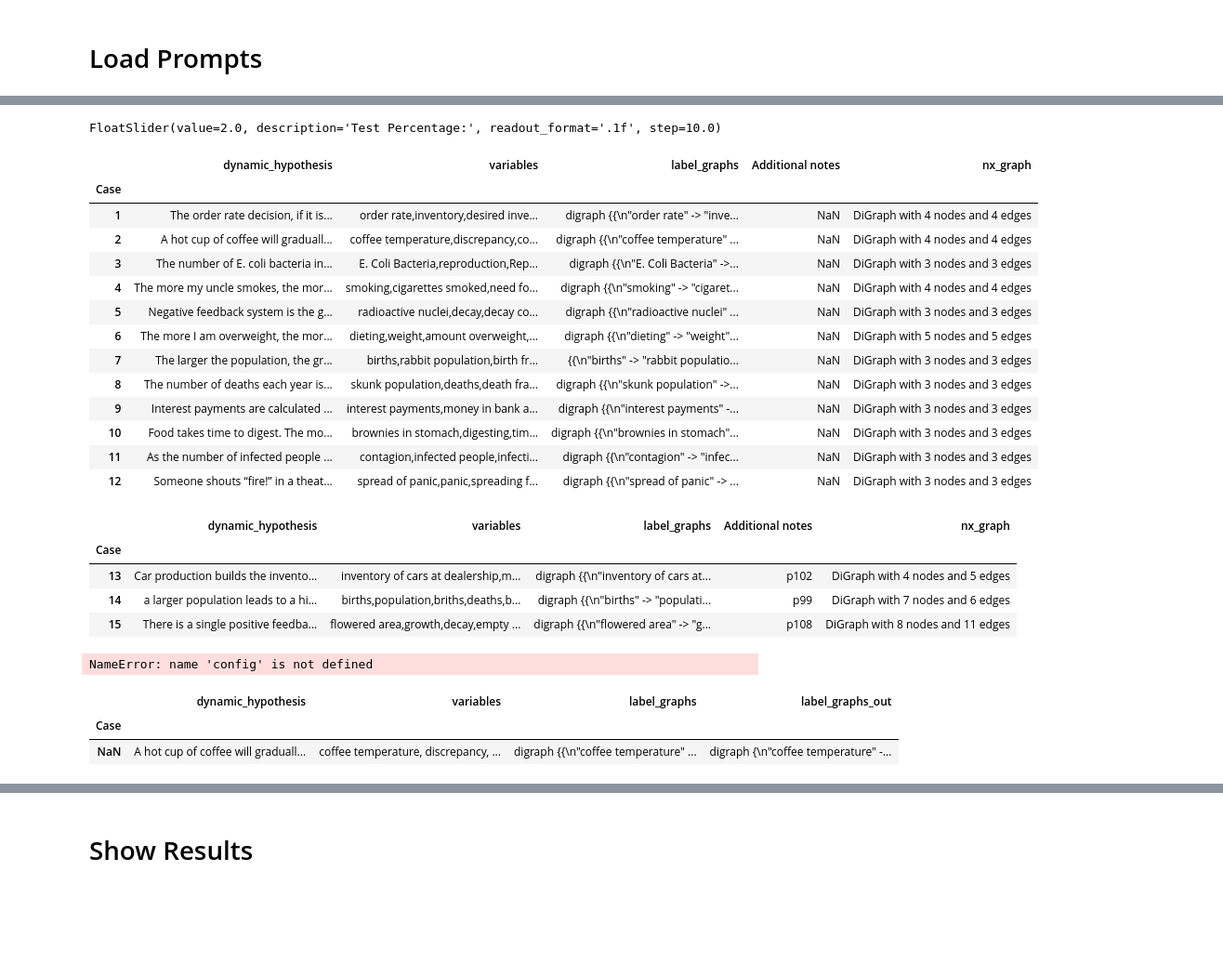
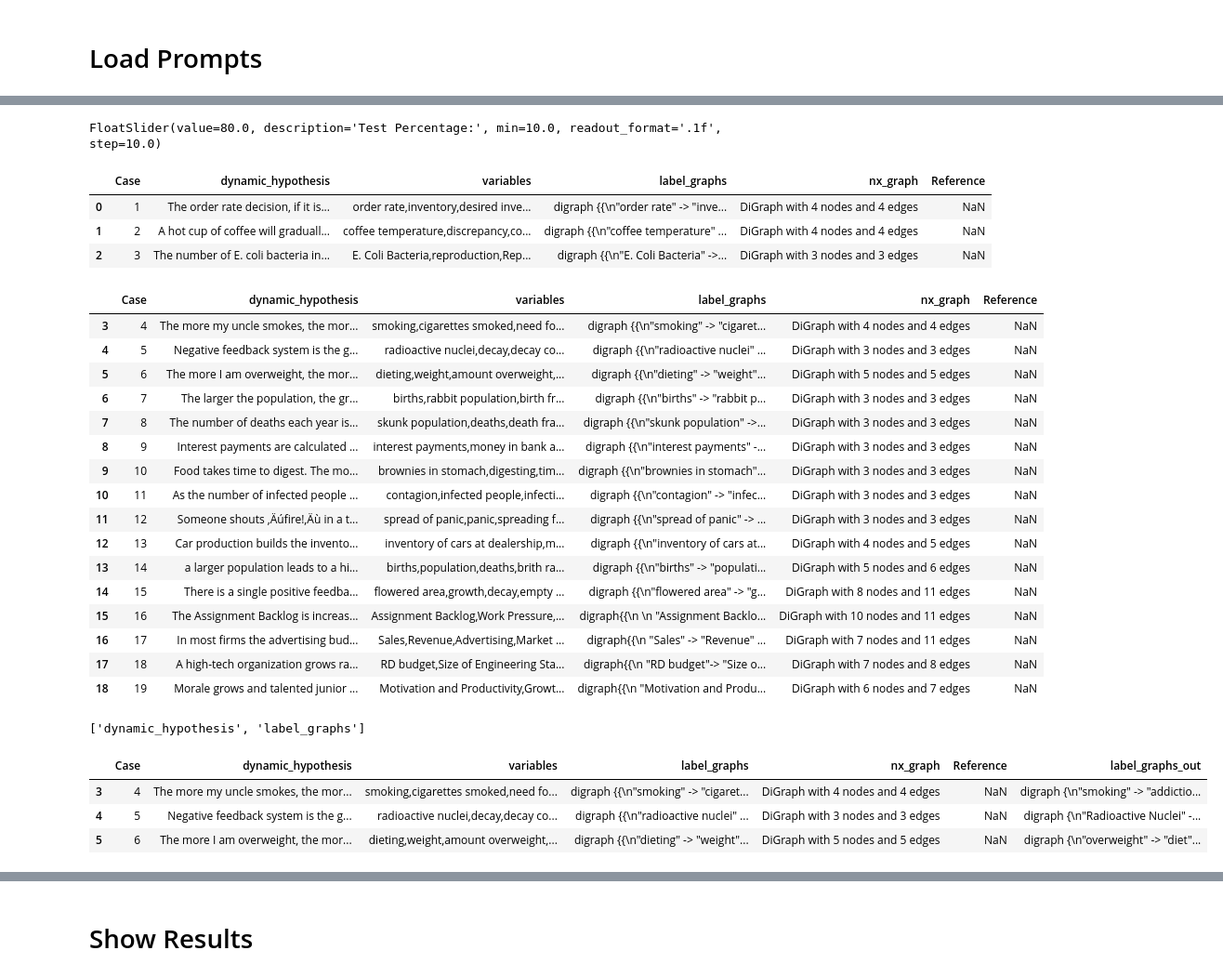
Before and after one commit to georgia-max/CldMaker, a Jupyter notebook: CldMaker/Automating_CLD.ipynb, the cells around one changed output, grey strips where cells are left out. Shown: that part at 93% size. Saved outputs shown, nothing was run; the diff lists cells and outputs as text; code cells hidden in the pictures; blank space fills up the shorter version.

```diff
--- a/CldMaker/Automating_CLD.ipynb
+++ b/CldMaker/Automating_CLD.ipynb
@@ -31,6 +115,6 @@ imoprt prompts as pr
 # Load Prompts
 # %%
 # prompts_df = get_df_from_sheet_url(URL, SHEET_NAME)
-prompts_df = pd.read_csv('prompts_vars.csv', index_col= 0, dtype= 'str')
+prompts_df = pd.read_csv('dataset/prompts_vars.csv', index_col= 0, dtype= 'str')
 display(prompts_df.head(3))
 # %% [output]
@@ -48,12 +131,9 @@ prompts_df['label_graphs'] = prompts_df['label_graphs'].str.replace(
 
 prompts_df['dynamic_hypothesis'] = prompts_df['dynamic_hypothesis'].str.strip('\n').str.strip(' ')
 # %%
-# def f(test_percentage = (0, 100)):
-#     print(test_percentage)
-
 freq_slider = widgets.FloatSlider(
-    value=2.,
-    min=0,
+    value=80,
+    min=10,
     max=100,
     step=10,
     description='Test Percentage:',
@@ -61,7 +141,7 @@ freq_slider = widgets.FloatSlider(
 )
 freq_slider
 # %% [output]
-FloatSlider(value=2.0, description='Test Percentage:', readout_format='.1f', step=10.0)
+FloatSlider(value=80.0, description='Test Percentage:', min=10.0, readout_format='.1f', step=10.0)
 # %%
 from sklearn.model_selection import train_test_split
 train_df, test_df = train_test_split(prompts_df, test_size = freq_slider.value/100.0,
@@ -70,33 +150,35 @@ train_df, test_df = train_test_split(prompts_df, test_size = freq_slider.value/1
 display(train_df)
 display(test_df)
 # %% [output]
-|  | dynamic_hypothesis | variables | label_graphs | Additional notes | nx_graph |
-| Case |  |  |  |  |  |
-| 1 | The order rate decision, if it is... | order rate,inventory,desired inve... | digraph {{\n"order rate" -> "inve... | NaN | DiGraph with 4 nodes and 4 edges |
-| 2 | A hot cup of coffee will graduall... | coffee temperature,discrepancy,co... | digraph {{\n"coffee temperature" ... | NaN | DiGraph with 4 nodes and 4 edges |
-| 3 | The number of E. coli bacteria in... | E. Coli Bacteria,reproduction,Rep... | digraph {{\n"E. Coli Bacteria" ->... | NaN | DiGraph with 3 nodes and 3 edges |
-| 4 | The more my uncle smokes, the mor... | smoking,cigarettes smoked,need fo... | digraph {{\n"smoking" -> "cigaret... | NaN | DiGraph with 4 nodes and 4 edges |
-| 5 | Negative feedback system is the g... | radioactive nuclei,decay,decay co... | digraph {{\n"radioactive nuclei" ... | NaN | DiGraph with 3 nodes and 3 edges |
-| 6 | The more I am overweight, the mor... | dieting,weight,amount overweight,... | digraph {{\n"dieting" -> "weight"... | NaN | DiGraph with 5 nodes and 5 edges |
-| 7 | The larger the population, the gr... | births,rabbit population,birth fr... | {{\n"births" -> "rabbit populatio... | NaN | DiGraph with 3 nodes and 3 edges |
-| 8 | The number of deaths each year is... | skunk population,deaths,death fra... | digraph {{\n"skunk population" ->... | NaN | DiGraph with 3 nodes and 3 edges |
-| 9 | Interest payments are calculated ... | interest payments,money in bank a... | digraph {{\n"interest payments" -... | NaN | DiGraph with 3 nodes and 3 edges |
-| 10 | Food takes time to digest. The mo... | brownies in stomach,digesting,tim... | digraph {{\n"brownies in stomach"... | NaN | DiGraph with 3 nodes and 3 edges |
-| 11 | As the number of infected people ... | contagion,infected people,infecti... | digraph {{\n"contagion" -> "infec... | NaN | DiGraph with 3 nodes and 3 edges |
-| 12 | Someone shouts “fire!” in a theat... | spread of panic,panic,spreading f... | digraph {{\n"spread of panic" -> ... | NaN | DiGraph with 3 nodes and 3 edges |
+|  | Case | dynamic_hypothesis | variables | label_graphs | nx_graph | Reference |
+| 0 | 1 | The order rate decision, if it is... | order rate,inventory,desired inve... | digraph {{\n"order rate" -> "inve... | DiGraph with 4 nodes and 4 edges | NaN |
+| 1 | 2 | A hot cup of coffee will graduall... | coffee temperature,discrepancy,co... | digraph {{\n"coffee temperature" ... | DiGraph with 4 nodes and 4 edges | NaN |
+| 2 | 3 | The number of E. coli bacteria in... | E. Coli Bacteria,reproduction,Rep... | digraph {{\n"E. Coli Bacteria" ->... | DiGraph with 3 nodes and 3 edges | NaN |
-|  | dynamic_hypothesis | variables | label_graphs | Additional notes | nx_graph |
-| Case |  |  |  |  |  |
-| 13 | Car production builds the invento... | inventory of cars at dealership,m... | digraph {{\n"inventory of cars at... | p102 | DiGraph with 4 nodes and 5 edges |
-| 14 | a larger population leads to a hi... | births,population,briths,deaths,b... | digraph {{\n"births" -> "populati... | p99 | DiGraph with 7 nodes and 6 edges |
-| 15 | There is a single positive feedba... | flowered area,growth,decay,empty ... | digraph {{\n"flowered area" -> "g... | p108 | DiGraph with 8 nodes and 11 edges |
+|  | Case | dynamic_hypothesis | variables | label_graphs | nx_graph | Reference |
+| 3 | 4 | The more my uncle smokes, the mor... | smoking,cigarettes smoked,need fo... | digraph {{\n"smoking" -> "cigaret... | DiGraph with 4 nodes and 4 edges | NaN |
+| 4 | 5 | Negative feedback system is the g... | radioactive nuclei,decay,decay co... | digraph {{\n"radioactive nuclei" ... | DiGraph with 3 nodes and 3 edges | NaN |
+| 5 | 6 | The more I am overweight, the mor... | dieting,weight,amount overweight,... | digraph {{\n"dieting" -> "weight"... | DiGraph with 5 nodes and 5 edges | NaN |
+| 6 | 7 | The larger the population, the gr... | births,rabbit population,birth fr... | digraph {{\n"births" -> "rabbit p... | DiGraph with 3 nodes and 3 edges | NaN |
+| 7 | 8 | The number of deaths each year is... | skunk population,deaths,death fra... | digraph {{\n"skunk population" ->... | DiGraph with 3 nodes and 3 edges | NaN |
+| 8 | 9 | Interest payments are calculated ... | interest payments,money in bank a... | digraph {{\n"interest payments" -... | DiGraph with 3 nodes and 3 edges | NaN |
+| 9 | 10 | Food takes time to digest. The mo... | brownies in stomach,digesting,tim... | digraph {{\n"brownies in stomach"... | DiGraph with 3 nodes and 3 edges | NaN |
+| 10 | 11 | As the number of infected people ... | contagion,infected people,infecti... | digraph {{\n"contagion" -> "infec... | DiGraph with 3 nodes and 3 edges | NaN |
+| 11 | 12 | Someone shouts ‚Äúfire!‚Äù in a t... | spread of panic,panic,spreading f... | digraph {{\n"spread of panic" -> ... | DiGraph with 3 nodes and 3 edges | NaN |
+| 12 | 13 | Car production builds the invento... | inventory of cars at dealership,m... | digraph {{\n"inventory of cars at... | DiGraph with 4 nodes and 5 edges | NaN |
+| 13 | 14 | a larger population leads to a hi... | births,population,deaths,brith ra... | digraph {{\n"births" -> "populati... | DiGraph with 5 nodes and 6 edges | NaN |
+| 14 | 15 | There is a single positive feedba... | flowered area,growth,decay,empty ... | digraph {{\n"flowered area" -> "g... | DiGraph with 8 nodes and 11 edges | NaN |
+| 15 | 16 | The Assignment Backlog is increas... | Assignment Backlog,Work Pressure,... | digraph{{\n \n "Assignment Backlo... | DiGraph with 10 nodes and 11 edges | NaN |
+| 16 | 17 | In most firms the advertising bud... | Sales,Revenue,Advertising,Market ... | digraph{{\n "Sales" -> "Revenue" ... | DiGraph with 7 nodes and 11 edges | NaN |
+| 17 | 18 | A high-tech organization grows ra... | RD budget,Size of Engineering Sta... | digraph{{\n "RD budget"-> "Size o... | DiGraph with 7 nodes and 8 edges | NaN |
+| 18 | 19 | Morale grows and talented junior ... | Motivation and Productivity,Growt... | digraph{{\n "Motivation and Produ... | DiGraph with 6 nodes and 7 edges | NaN |
 # %%
 llm = OpenAI(temperature=0, openai_api_key = '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')
 
 #use chatGPT
 
-full_chain = make_few_shot_sequential_chain(config, train_df, llm)
+full_chain = pr.make_few_shot_sequential_chain(config_v2, train_df, llm)
 # %% [output]
-NameError: name 'config' is not defined
+['dynamic_hypothesis', 'label_graphs']
 # %%
 # from langchain import HuggingFaceHub, LLMChain
 
@@ -107,13 +189,14 @@ NameError: name 'config' is not defined
 # )
 # full_chain = make_few_shot_sequential_chain(config, train_df, hub_llm)
 # %%
-results_df = apply_chain_on_df(full_chain, test_df)
+results_df = pr.apply_chain_on_df(full_chain, test_df)
 results_df = pd.concat([test_df, results_df], axis = 1)
-display(results_df)
+display(results_df.head(3))
 # %% [output]
-|  | dynamic_hypothesis | variables | label_graphs | label_graphs_out |
-| Case |  |  |  |  |
-| NaN | A hot cup of coffee will graduall... | coffee temperature, discrepancy, ... | digraph {{\n"coffee temperature" ... | digraph {\n"coffee temperature" -... |
+|  | Case | dynamic_hypothesis | variables | label_graphs | nx_graph | Reference | label_graphs_out |
+| 3 | 4 | The more my uncle smokes, the mor... | smoking,cigarettes smoked,need fo... | digraph {{\n"smoking" -> "cigaret... | DiGraph with 4 nodes and 4 edges | NaN | digraph {\n"smoking" -> "addictio... |
+| 4 | 5 | Negative feedback system is the g... | radioactive nuclei,decay,decay co... | digraph {{\n"radioactive nuclei" ... | DiGraph with 3 nodes and 3 edges | NaN | digraph {\n"Radioactive Nuclei" -... |
+| 5 | 6 | The more I am overweight, the mor... | dieting,weight,amount overweight,... | digraph {{\n"dieting" -> "weight"... | DiGraph with 5 nodes and 5 edges | NaN | digraph {\n"overweight" -> "diet"... |
 # %%
 #Revert the escaping operation from earlier.
 results_df['label_graphs'] = results_df['label_graphs'].str.replace(
```
Also changed, not shown: parts of 8 cells of this notebook, 16 other files.
